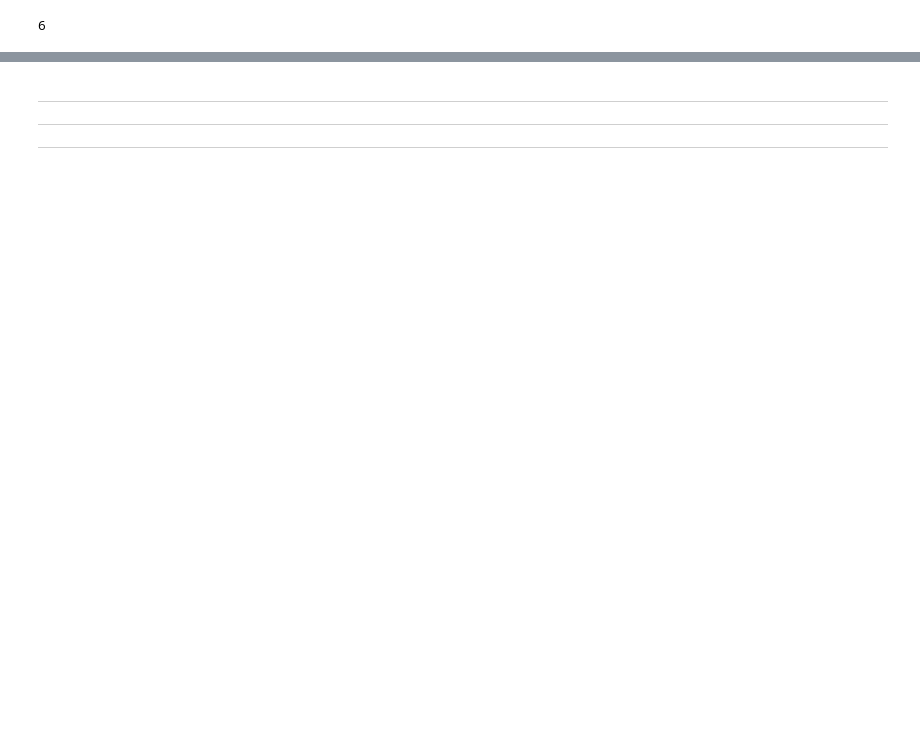
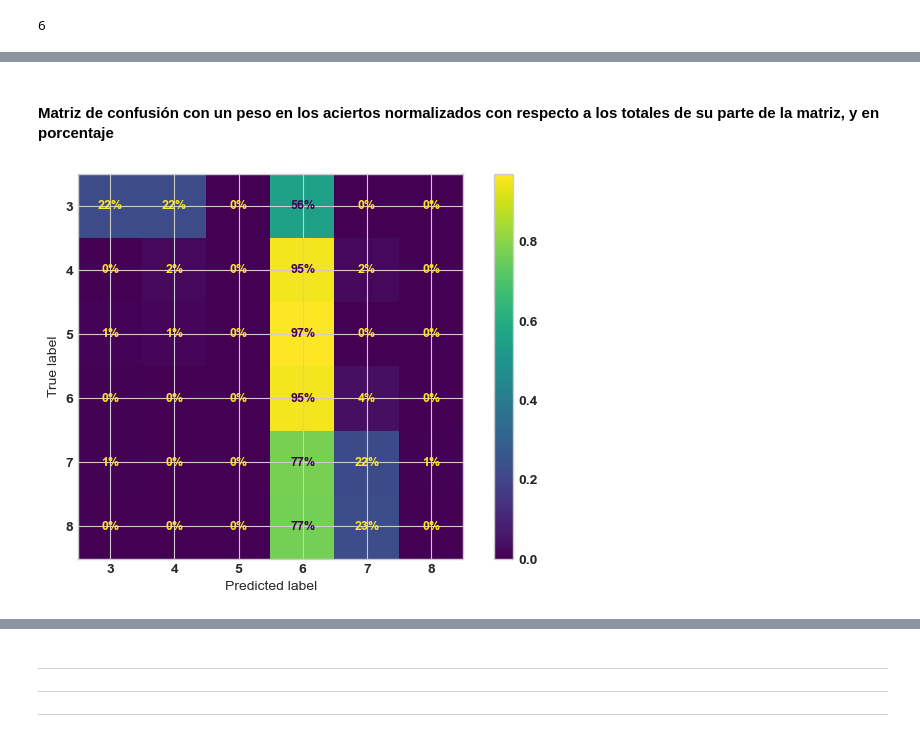
Before and after one commit to RobinGoldwing/golden-ML-wine, a Jupyter notebook: Wine-MultiClas-Ruben.ipynb, the cells around one changed output, grey strips where cells are left out. Drawn from its saved outputs; the diff is of its cells as text; code cells hidden in the pictures; blank space fills up the shorter version.

```diff
--- a/Wine-BinaryClas-Ruben.ipynb
+++ b/Wine-MultiClas-Ruben.ipynb
@@ -556,0 +687,10 @@ plt.show()
+# %% [markdown]
+#### Matriz de confusión con un peso en los aciertos normalizados con respecto a los totales de su parte de la matriz, y en porcentaje
+# %%
+
+
+ConfusionMatrixDisplay.from_predictions(y_train, y_train_pred,
+                                        normalize="true", values_format=".0%")
+plt.show()
+# %% [output]
+[figure, added]
```
Also changed, not shown: parts of 160 cells of this notebook.
